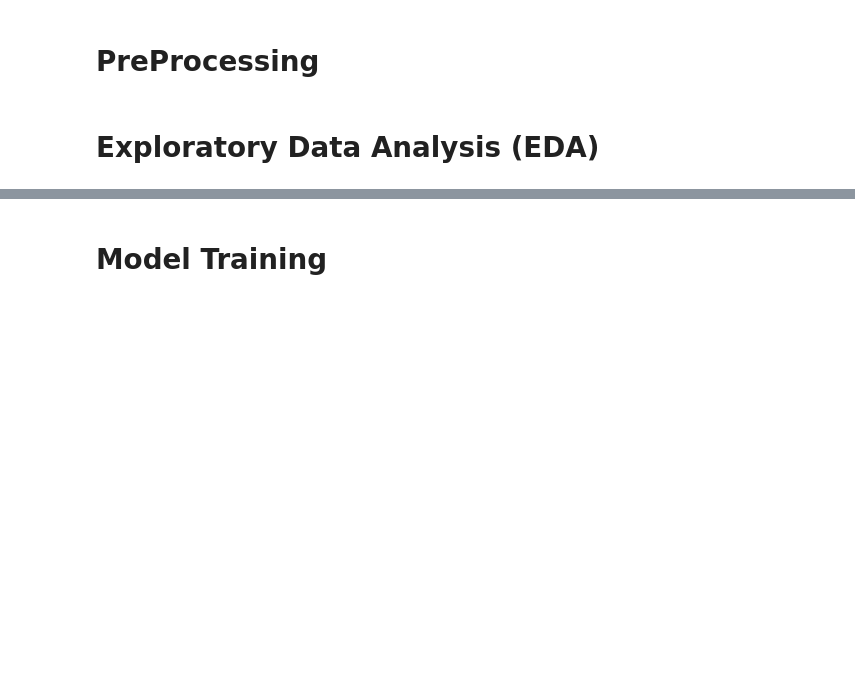
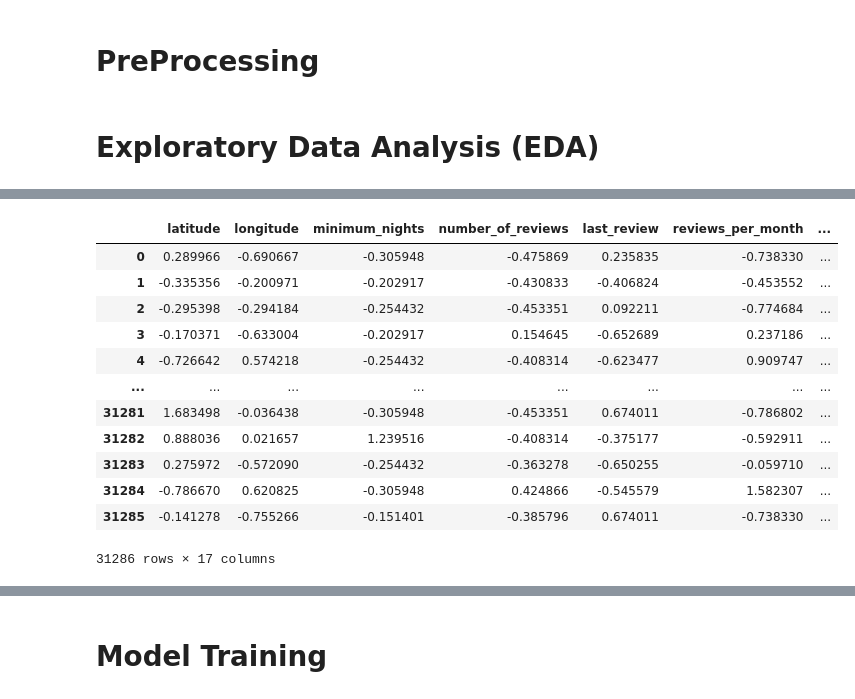
Before and after one commit to TzuH-Hsu/FCU-1102-MDS603_Machine-Learning-Midterm, a Jupyter notebook: main.ipynb, the cells around one changed output, grey strips where cells are left out. Cells and saved outputs as stored; diff of their text form; code cells hidden in the pictures; blank space fills up the shorter version.

```diff
--- a/main.ipynb
+++ b/main.ipynb
@@ -74,0 +176,17 @@ sns.boxplot(train_data['calculated_host_listings_count'])
+# %%
+train_data_eda = pd.concat([train_data_norm, train_price.reset_index(drop=True)], axis='columns')
+train_data_eda
+# %% [output]
+|  | latitude | longitude | minimum_nights | number_of_reviews | last_review | reviews_per_month | ... |
+| 0 | 0.289966 | -0.690667 | -0.305948 | -0.475869 | 0.235835 | -0.738330 | ... |
+| 1 | -0.335356 | -0.200971 | -0.202917 | -0.430833 | -0.406824 | -0.453552 | ... |
+| 2 | -0.295398 | -0.294184 | -0.254432 | -0.453351 | 0.092211 | -0.774684 | ... |
+| 3 | -0.170371 | -0.633004 | -0.202917 | 0.154645 | -0.652689 | 0.237186 | ... |
+| 4 | -0.726642 | 0.574218 | -0.254432 | -0.408314 | -0.623477 | 0.909747 | ... |
+| ... | ... | ... | ... | ... | ... | ... | ... |
+| 31281 | 1.683498 | -0.036438 | -0.305948 | -0.453351 | 0.674011 | -0.786802 | ... |
+| 31282 | 0.888036 | 0.021657 | 1.239516 | -0.408314 | -0.375177 | -0.592911 | ... |
+| 31283 | 0.275972 | -0.572090 | -0.254432 | -0.363278 | -0.650255 | -0.059710 | ... |
+| 31284 | -0.786670 | 0.620825 | -0.305948 | 0.424866 | -0.545579 | 1.582307 | ... |
+| 31285 | -0.141278 | -0.755266 | -0.151401 | -0.385796 | 0.674011 | -0.738330 | ... |
+31286 rows × 17 columns
```
Also changed, not shown: parts of 57 cells of this notebook.
